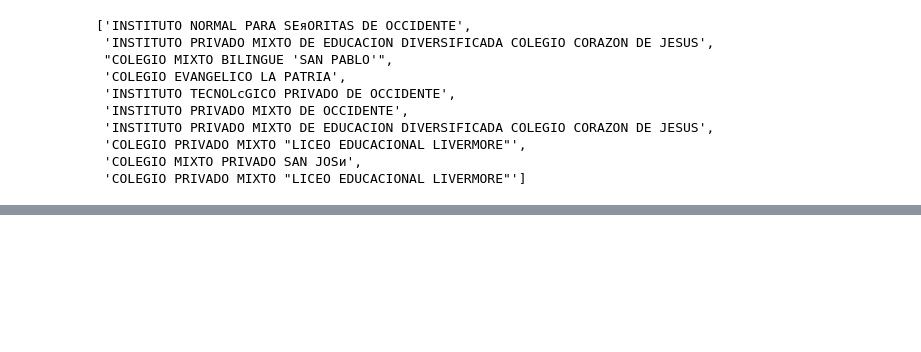
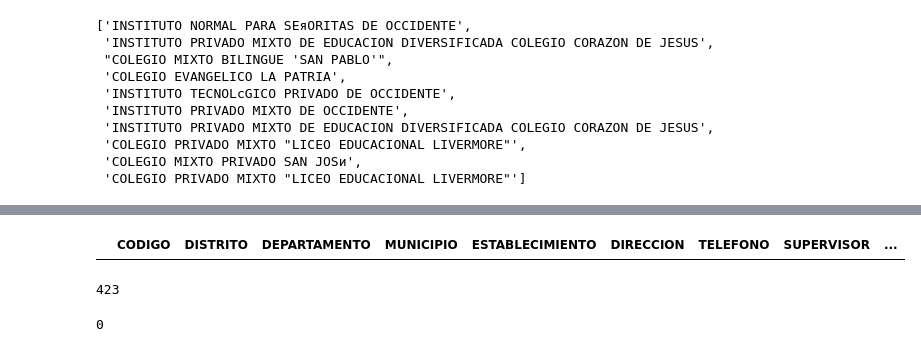
Before and after one commit to UVG-Teams/DataScience1-Proyecto1, a Jupyter notebook: Proyecto1DS.ipynb, the cells around one changed output, grey strips where cells are left out. Drawn from its saved outputs; the diff is of its cells as text; code cells hidden in the pictures; blank space fills up the shorter version.

```diff
--- a/Proyecto1DS.ipynb
+++ b/Proyecto1DS.ipynb
@@ -90,0 +159,12 @@ combined_csv[combined_csv['ESTABLECIMIENTO'] =='INSTITUTO PRIVADO MIXTO DE OCCID
+# %%
+combined_csv.TELEFONO = combined_csv.TELEFONO.fillna('Sin especificar')
+# %%
+combined_csv.DIRECTOR = combined_csv.DIRECTOR.fillna('Sin especificar')
+# %%
+combined_csv.SUPERVISOR = combined_csv.SUPERVISOR.fillna('Sin especificar')
+# %%
+hidden_NaN = combined_csv.DIRECTOR.str.contains('[.-]')
+# %%
+combined_csv.loc[hidden_NaN].head()
+# %% [output]
+|  | CODIGO | DISTRITO | DEPARTAMENTO | MUNICIPIO | ESTABLECIMIENTO | DIRECCION | TELEFONO | SUPERVISOR | ... |
@@ -90,0 +173,4 @@ combined_csv[combined_csv['ESTABLECIMIENTO'] =='INSTITUTO PRIVADO MIXTO DE OCCID
+# %%
+len(combined_csv.DIRECTOR[hidden_NaN])
+# %% [output]
+423
@@ -90,0 +182,4 @@ combined_csv[combined_csv['ESTABLECIMIENTO'] =='INSTITUTO PRIVADO MIXTO DE OCCID
+# %%
+len(combined_csv.DIRECTOR[hidden_NaN])
+# %% [output]
+0
```
Also changed, not shown: parts of 16 cells of this notebook.
